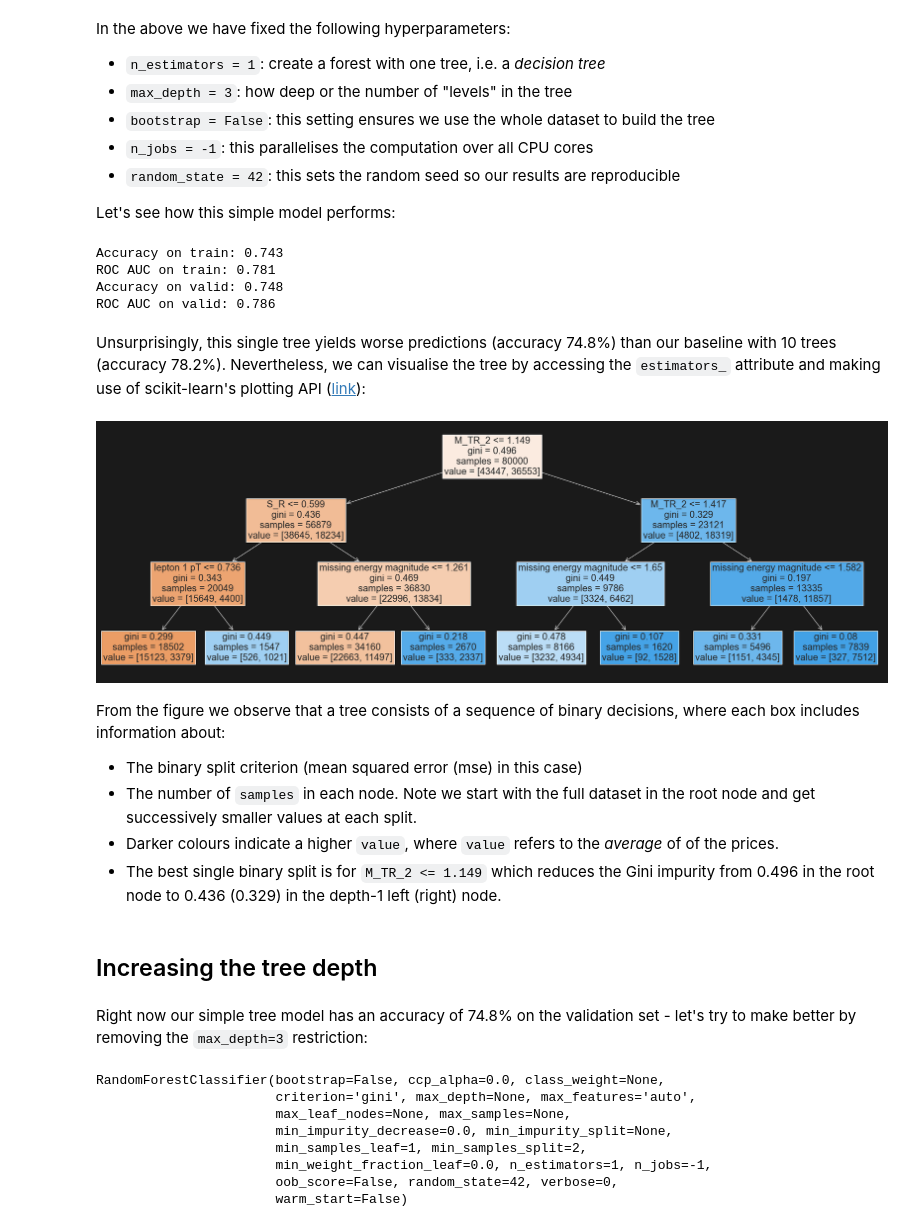
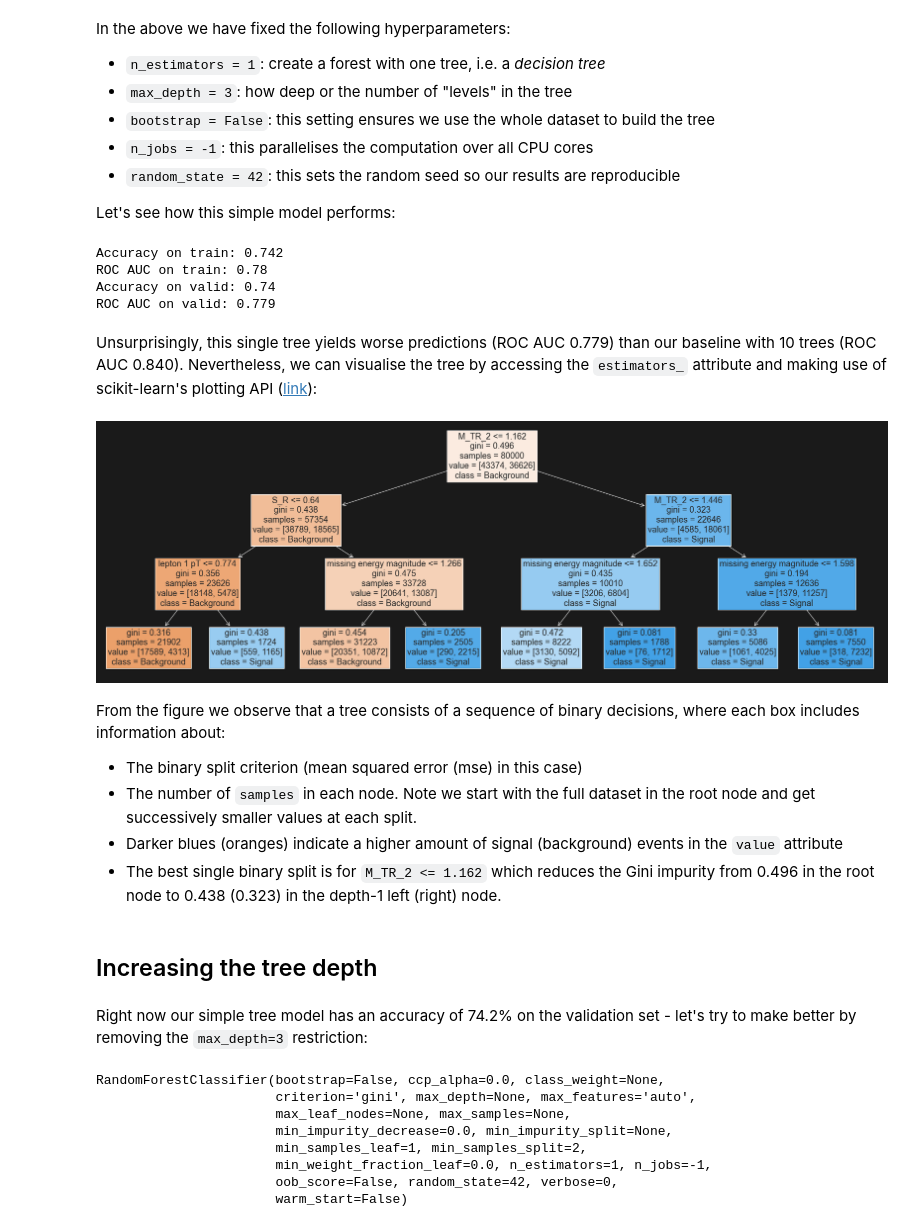
Before and after one commit to lewtun/hepml, a Jupyter notebook: notebooks/lesson02_random-forest-deep-dive.ipynb, the cells around one changed output. Drawn from its saved outputs; the diff is of its cells as text; code cells hidden in the pictures.

```diff
--- a/notebooks/lesson02_random-forest-deep-dive.ipynb
+++ b/notebooks/lesson02_random-forest-deep-dive.ipynb
@@ -76,7 +82,7 @@ susy.csv.gz   susy.f        susy_sample.f
 # %% [markdown]
 With pathlib it is a simple matter to define the filepath to the dataset, and since the file is in CSV format we can load it as a `pandas.DataFrame` as follows:
 # %%
-susy_sample = pd.read_feather(DATA / "susy_sample.f")
-susy_sample.head()
+susy_train = pd.read_feather(DATA / "susy_train.feather")
+susy_train.head()
 # %% [output]
 |  | signal | lepton 1 pT | lepton 1 eta | lepton 1 phi | lepton 2 pT | lepton 2 eta | lepton 2 phi | ... |
@@ -92,8 +116,12 @@ To that end, we can create a feature matrix $X$ and target vector $y$ and train/
+# %%
+susy_sample = susy_train.sample(n=100000, random_state=42)
 # %%
 X = susy_sample.drop("signal", axis=1)
 y = susy_sample["signal"]
 # %%
-X_train, X_valid, y_train, y_valid = train_test_split(X, y, test_size=0.2)
+X_train, X_valid, y_train, y_valid = train_test_split(
+    X, y, test_size=0.2, random_state=42
+)
 
 print(f"Dataset split: {len(X_train)} train rows + {len(X_valid)} valid rows")
 # %% [output]
@@ -151,7 +177,9 @@ As we found with the "low" features in lesson 1, this simple model falls short o
 # %% [markdown]
 Let's build a model that is so simple that we can actually take a look at it. As we saw in lesson 1, a Random Forest is simply a forest of decision trees, so let's begin by looking at a single tree (called estimators in scikit-learn):
 # %%
-model = RandomForestClassifier(n_estimators=1, max_depth=3, bootstrap=False, n_jobs=-1, random_state=42)
+model = RandomForestClassifier(
+    n_estimators=1, max_depth=3, bootstrap=False, n_jobs=-1, random_state=42
+)
 model.fit(X_train, y_train)
 # %% [output]
 RandomForestClassifier(bootstrap=False, ccp_alpha=0.0, class_weight=None,
@@ -175,31 +203,40 @@ Let's see how this simple model performs:
 # %%
 print_scores(model)
 # %% [output]
-Accuracy on train: 0.743
-ROC AUC on train: 0.781
-Accuracy on valid: 0.748
-ROC AUC on valid: 0.786
+Accuracy on train: 0.742
+ROC AUC on train: 0.78
+Accuracy on valid: 0.74
+ROC AUC on valid: 0.779
 # %% [markdown]
-Unsurprisingly, this single tree yields worse predictions (accuracy 74.8%) than our baseline with 10 trees (accuracy 78.2%). Nevertheless, we can visualise the tree by accessing the `estimators_` attribute and making use of scikit-learn's plotting API ([link](https://scikit-learn.org/stable/modules/generated/sklearn.tree.plot_tree.html)):
+Unsurprisingly, this single tree yields worse predictions (ROC AUC 0.779) than our baseline with 10 trees (ROC AUC 0.840). Nevertheless, we can visualise the tree by accessing the `estimators_` attribute and making use of scikit-learn's plotting API ([link](https://scikit-learn.org/stable/modules/generated/sklearn.tree.plot_tree.html)):
 # %%
 # get column names
 feature_names = X_train.columns
+# define class names
+class_names = ["Background", "Signal"]
 # we need to specify the background color because of a quirk in sklearn
 fig, ax = plt.subplots(figsize=(30, 10), facecolor="k")
 # generate tree plot
-plot_tree(model.estimators_[0], filled=True, feature_names=feature_names, ax=ax, fontsize=20)
+plot_tree(
+    model.estimators_[0],
+    filled=True,
+    feature_names=feature_names,
+    class_names=class_names,
+    ax=ax,
+    fontsize=18,
+)
 plt.show()
 # %% [output]
-[figure, old version]
+[figure, new version]
 # %% [markdown]
 From the figure we observe that a tree consists of a sequence of binary decisions, where each box includes information about:
 
 * The binary split criterion (mean squared error (mse) in this case)
 * The number of `samples` in each node. Note we start with the full dataset in the root node and get successively smaller values at each split.
-* Darker colours indicate a higher `value`, where `value` refers to the _average_ of of the prices.
-* The best single binary split is for `M_TR_2 <= 1.149` which reduces the Gini impurity from 0.496 in the root node to 0.436 (0.329) in the depth-1 left (right) node.
+* Darker blues (oranges) indicate a higher amount of signal (background) events in the `value` attribute
+* The best single binary split is for `M_TR_2 <= 1.162` which reduces the Gini impurity from 0.496 in the root node to 0.438 (0.323) in the depth-1 left (right) node.
 # %% [markdown]
 ## Increasing the tree depth
 # %% [markdown]
-Right now our simple tree model has an accuracy of 74.8% on the validation set - let's try to make better by removing the `max_depth=3` restriction:
+Right now our simple tree model has an accuracy of 74.2% on the validation set - let's try to make better by removing the `max_depth=3` restriction:
 # %%
```
Also changed, not shown: parts of 78 cells of this notebook, 3 other files.
